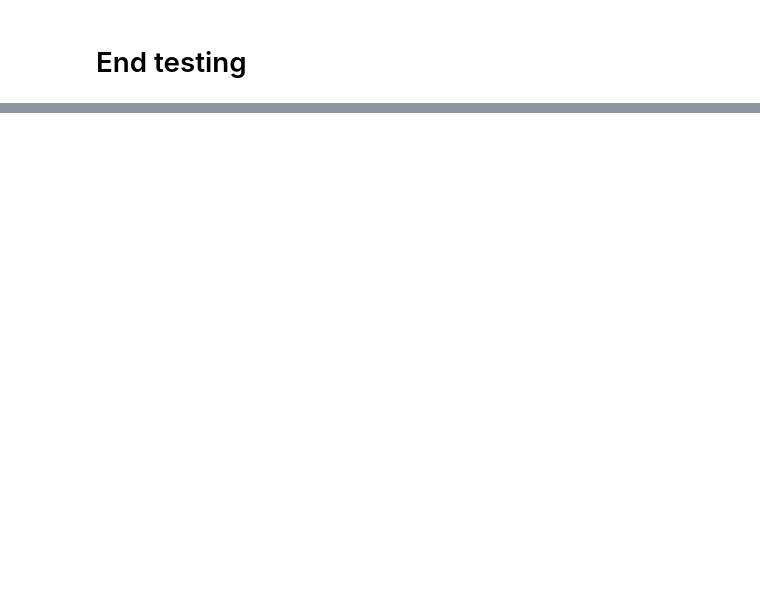
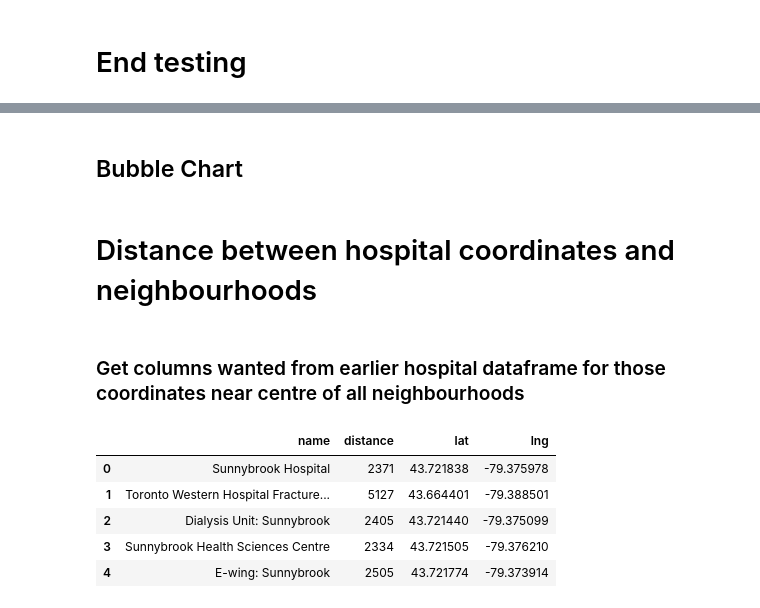
Before and after one commit to genephoenix/Coursera_Capstone, a Jupyter notebook: Capstone Project Notebook.ipynb, the cells around one changed output, grey strips where cells are left out. Cells and saved outputs as stored; diff of their text form; code cells hidden in the pictures; blank space fills up the shorter version.

```diff
--- a/Capstone Project Notebook.ipynb
+++ b/Capstone Project Notebook.ipynb
@@ -1484,0 +1511,2 @@ toronto_map
+# %% [markdown]
+## Bubble Chart
@@ -1484,0 +1523,14 @@ toronto_map
+# %% [markdown]
+# Distance between hospital coordinates and neighbourhoods
+# %% [markdown]
+### Get columns wanted from earlier hospital dataframe for those coordinates near centre of all neighbourhoods
+# %%
+neighbourhood_hospital_dist = dataframe_filtered[['name', 'distance', 'lat', 'lng']]
+neighbourhood_hospital_dist.head()
+# %% [output]
+|  | name | distance | lat | lng |
+| 0 | Sunnybrook Hospital | 2371 | 43.721838 | -79.375978 |
+| 1 | Toronto Western Hospital Fracture... | 5127 | 43.664401 | -79.388501 |
+| 2 | Dialysis Unit: Sunnybrook | 2405 | 43.721440 | -79.375099 |
+| 3 | Sunnybrook Health Sciences Centre | 2334 | 43.721505 | -79.376210 |
+| 4 | E-wing: Sunnybrook | 2505 | 43.721774 | -79.373914 |
```
Also changed, not shown: parts of 102 cells of this notebook.
